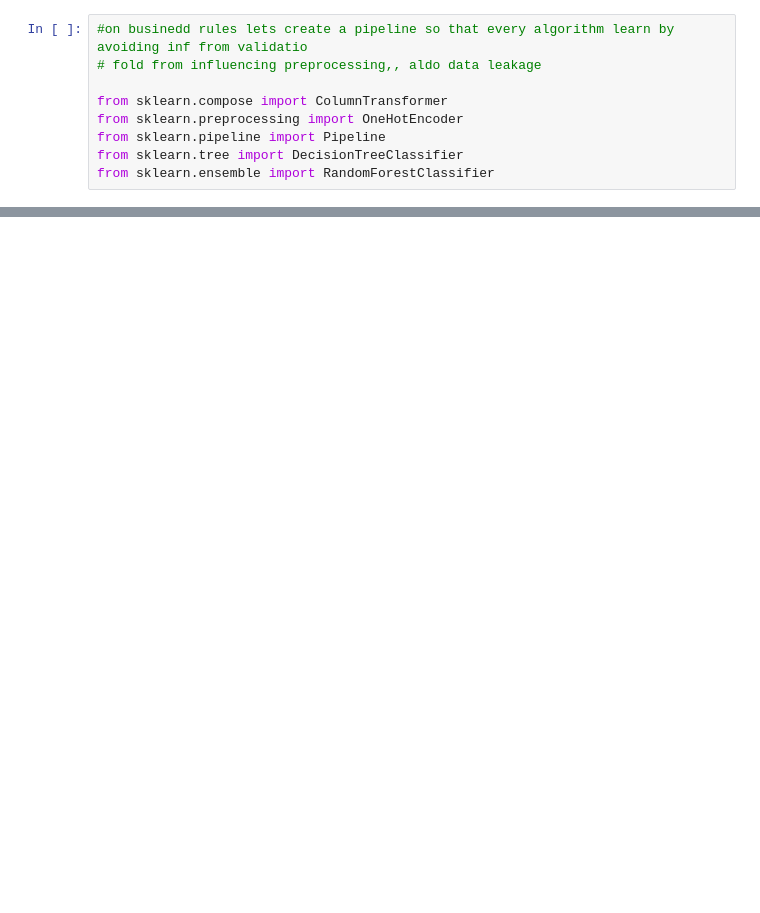
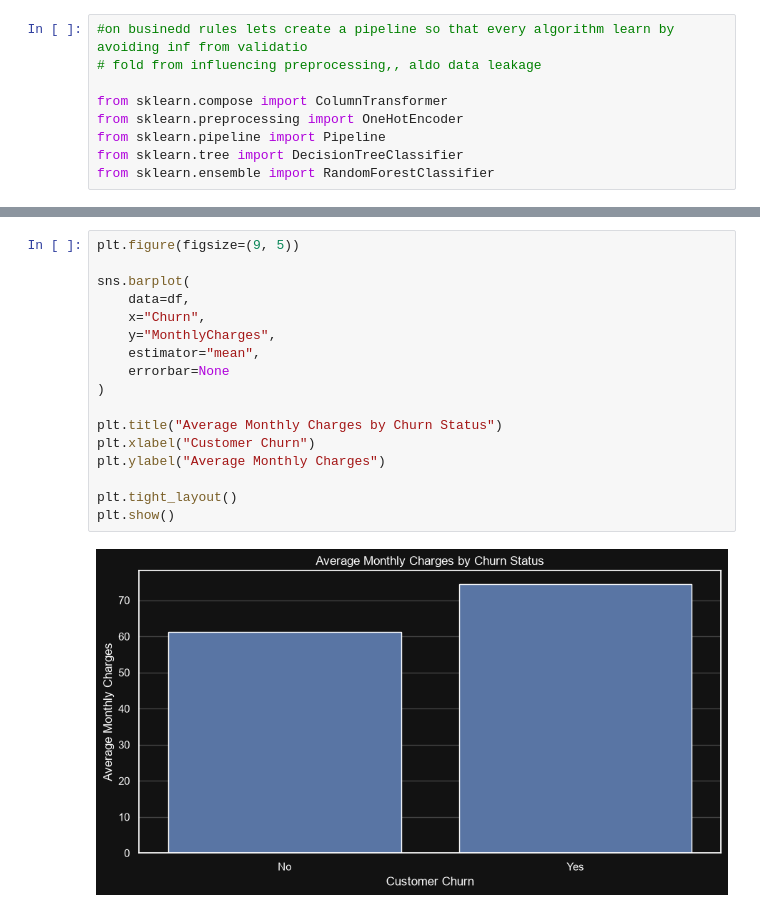
Before and after one commit to Felix-siekei/Churn-model, a Jupyter notebook: churn.ipynb, the cells around one changed output, grey strips where cells are left out. Cells and saved outputs as stored; diff of their text form; blank space fills up the shorter version.

```diff
--- a/churn.ipynb
+++ b/churn.ipynb
@@ -302,0 +725,19 @@ for name,pipeline in models.items():
+# %%
+plt.figure(figsize=(9, 5))
+
+sns.barplot(
+    data=df,
+    x="Churn",
+    y="MonthlyCharges",
+    estimator="mean",
+    errorbar=None
+)
+
+plt.title("Average Monthly Charges by Churn Status")
+plt.xlabel("Customer Churn")
+plt.ylabel("Average Monthly Charges")
+
+plt.tight_layout()
+plt.show()
+# %% [output]
+[figure, added]
```
Also changed, not shown: parts of 39 cells of this notebook.
